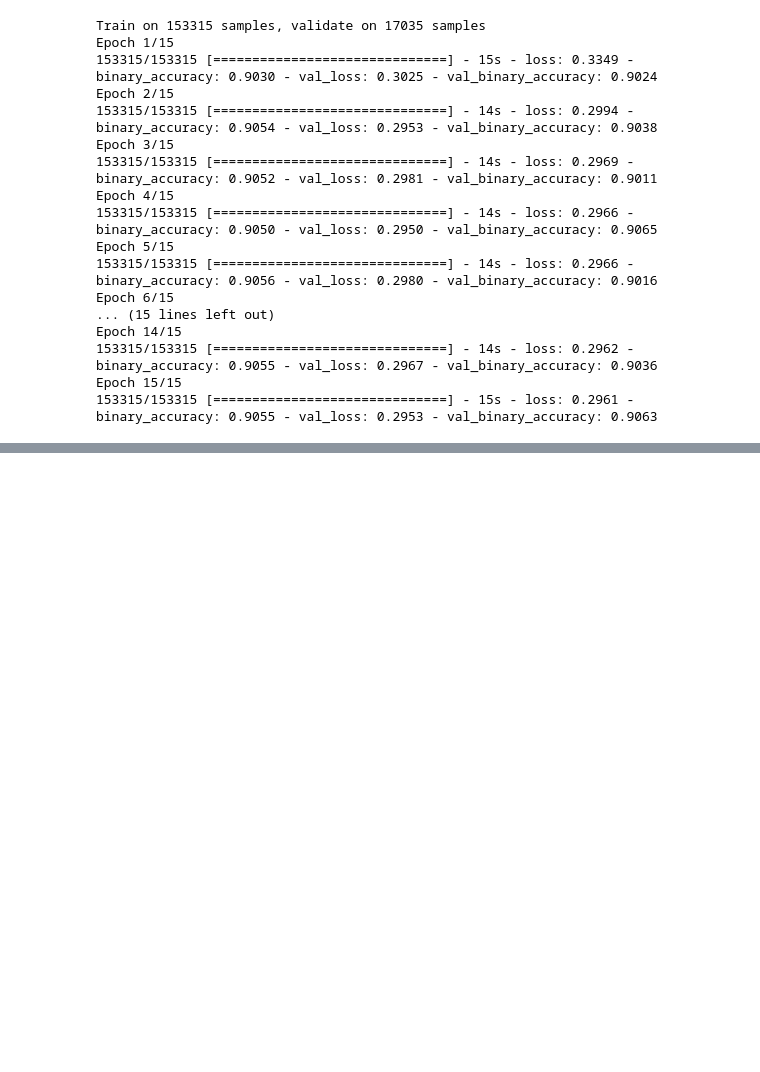
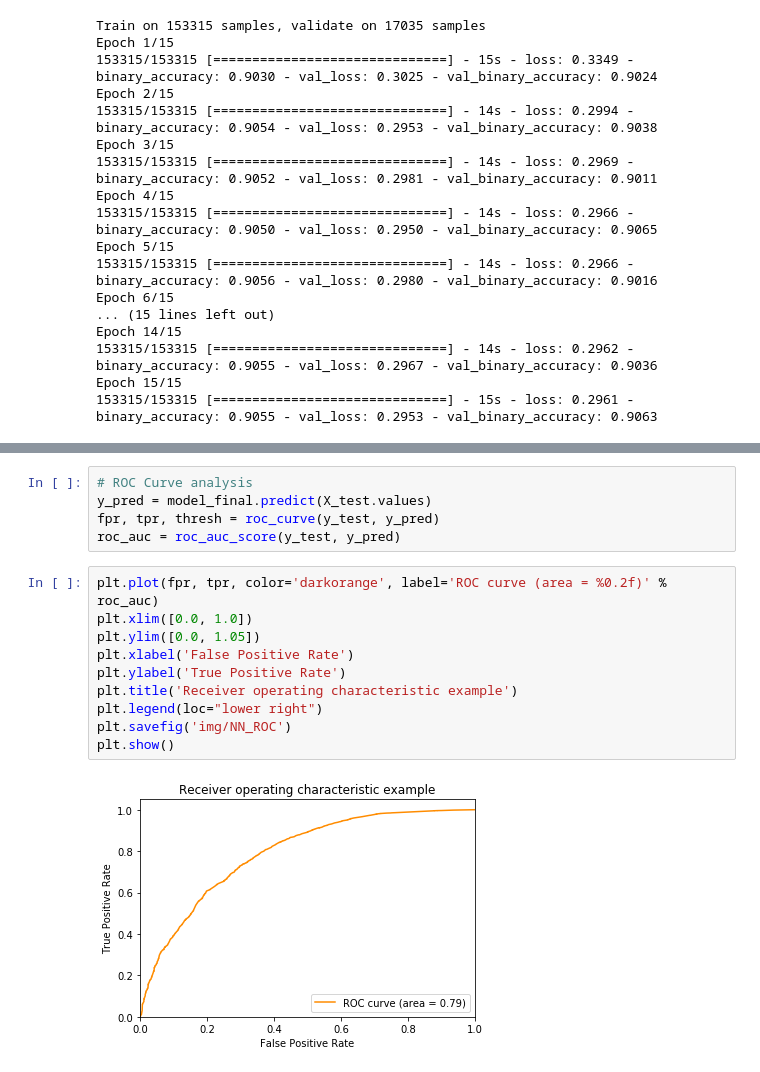
Before and after one commit to jacobakh/ML4CT, a Jupyter notebook: paul_explo.ipynb, the cells around one changed output, grey strips where cells are left out. Saved outputs shown, nothing was run; the diff lists cells and outputs as text; blank space fills up the shorter version.

```diff
--- a/paul_explo.ipynb
+++ b/paul_explo.ipynb
@@ -470,0 +600,17 @@ Epoch 15/15
+# %%
+# ROC Curve analysis
+y_pred = model_final.predict(X_test.values)
+fpr, tpr, thresh = roc_curve(y_test, y_pred)
+roc_auc = roc_auc_score(y_test, y_pred)
+# %%
+plt.plot(fpr, tpr, color='darkorange', label='ROC curve (area = %0.2f)' % roc_auc)
+plt.xlim([0.0, 1.0])
+plt.ylim([0.0, 1.05])
+plt.xlabel('False Positive Rate')
+plt.ylabel('True Positive Rate')
+plt.title('Receiver operating characteristic example')
+plt.legend(loc="lower right")
+plt.savefig('img/NN_ROC')
+plt.show()
+# %% [output]
+[figure, added]
```
Also changed, not shown: parts of 54 cells of this notebook.
